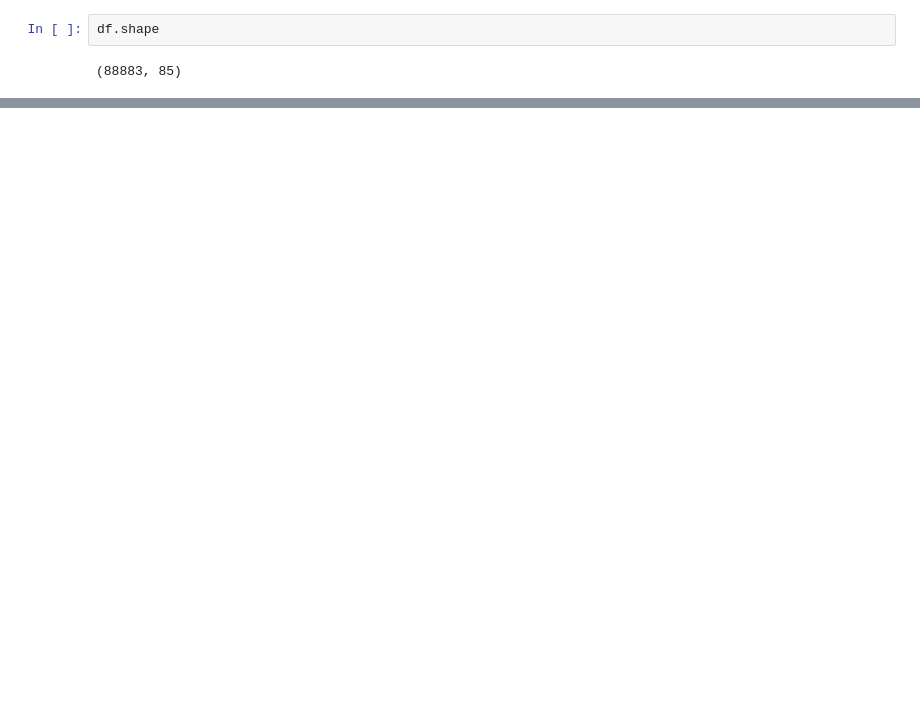
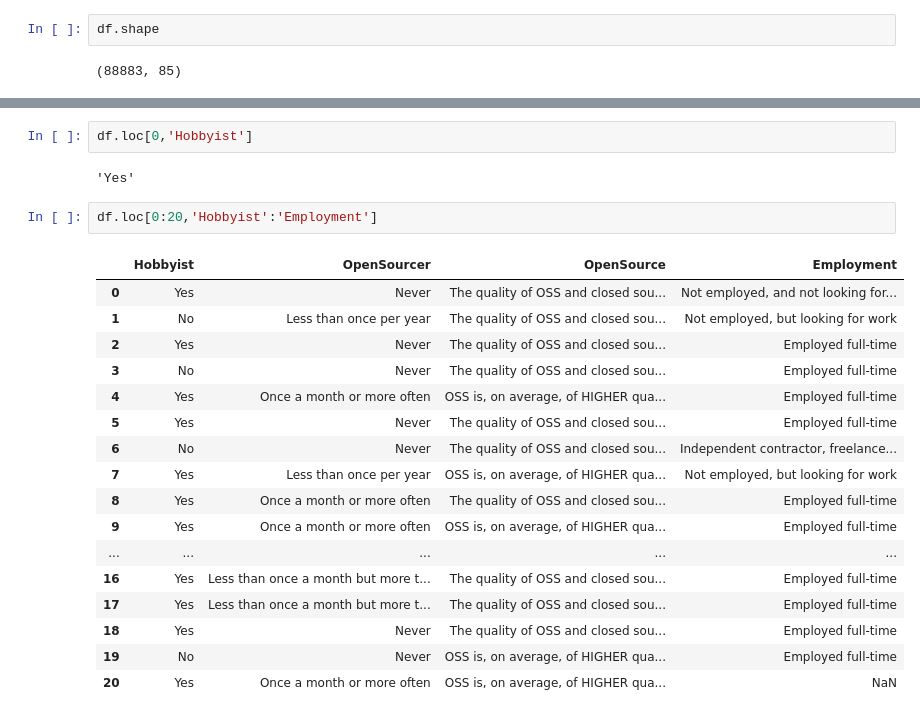
Before and after one commit to souravsingha13/learn-pandas, a Jupyter notebook: learn-panda.ipynb, the cells around one changed output, grey strips where cells are left out. Saved outputs shown, nothing was run; the diff lists cells and outputs as text; blank space fills up the shorter version.

```diff
--- a/learn-panda.ipynb
+++ b/learn-panda.ipynb
@@ -76,0 +99,24 @@ df.tail(10)
+# %%
+df.loc[0,'Hobbyist']
+# %% [output]
+'Yes'
+# %%
+df.loc[0:20,'Hobbyist':'Employment']
+# %% [output]
+|  | Hobbyist | OpenSourcer | OpenSource | Employment |
+| 0 | Yes | Never | The quality of OSS and closed sou... | Not employed, and not looking for... |
+| 1 | No | Less than once per year | The quality of OSS and closed sou... | Not employed, but looking for work |
+| 2 | Yes | Never | The quality of OSS and closed sou... | Employed full-time |
+| 3 | No | Never | The quality of OSS and closed sou... | Employed full-time |
+| 4 | Yes | Once a month or more often | OSS is, on average, of HIGHER qua... | Employed full-time |
+| 5 | Yes | Never | The quality of OSS and closed sou... | Employed full-time |
+| 6 | No | Never | The quality of OSS and closed sou... | Independent contractor, freelance... |
+| 7 | Yes | Less than once per year | OSS is, on average, of HIGHER qua... | Not employed, but looking for work |
+| 8 | Yes | Once a month or more often | The quality of OSS and closed sou... | Employed full-time |
+| 9 | Yes | Once a month or more often | OSS is, on average, of HIGHER qua... | Employed full-time |
+| ... | ... | ... | ... | ... |
+| 16 | Yes | Less than once a month but more t... | The quality of OSS and closed sou... | Employed full-time |
+| 17 | Yes | Less than once a month but more t... | The quality of OSS and closed sou... | Employed full-time |
+| 18 | Yes | Never | The quality of OSS and closed sou... | Employed full-time |
+| 19 | No | Never | OSS is, on average, of HIGHER qua... | Employed full-time |
+| 20 | Yes | Once a month or more often | OSS is, on average, of HIGHER qua... | NaN |
```
Also changed, not shown: parts of 3 cells of this notebook, 1 other file.
